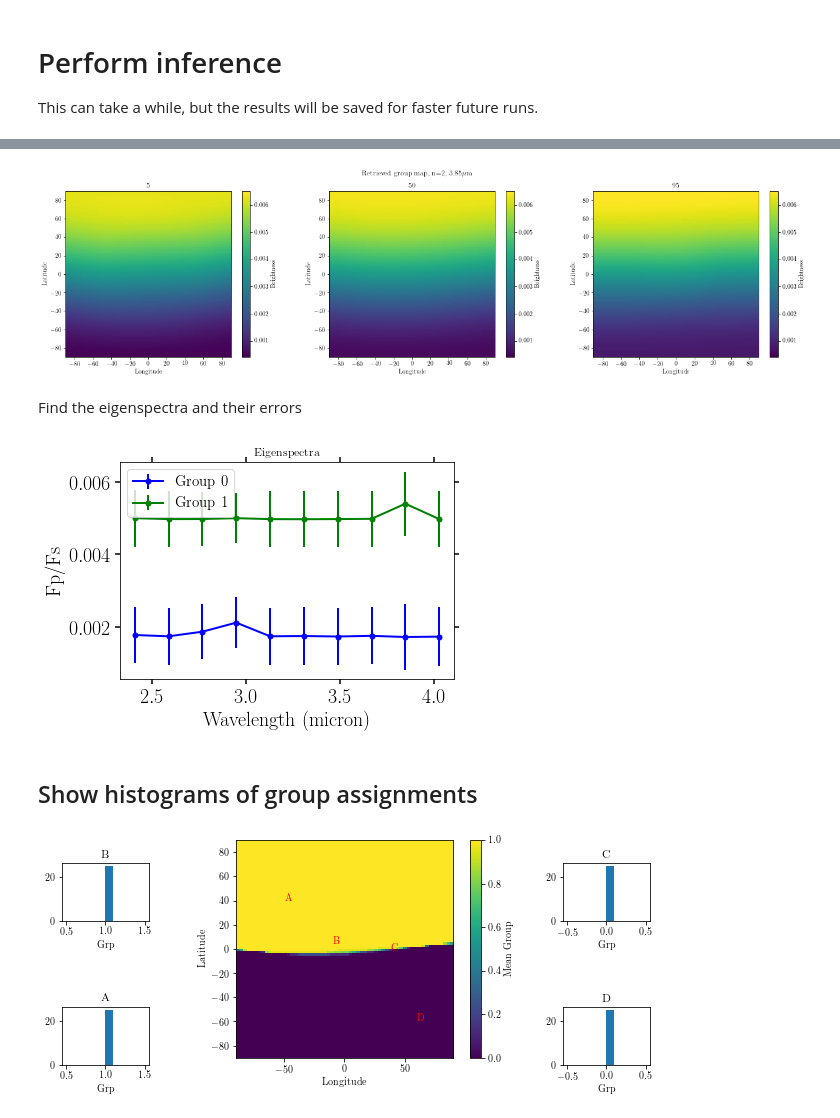
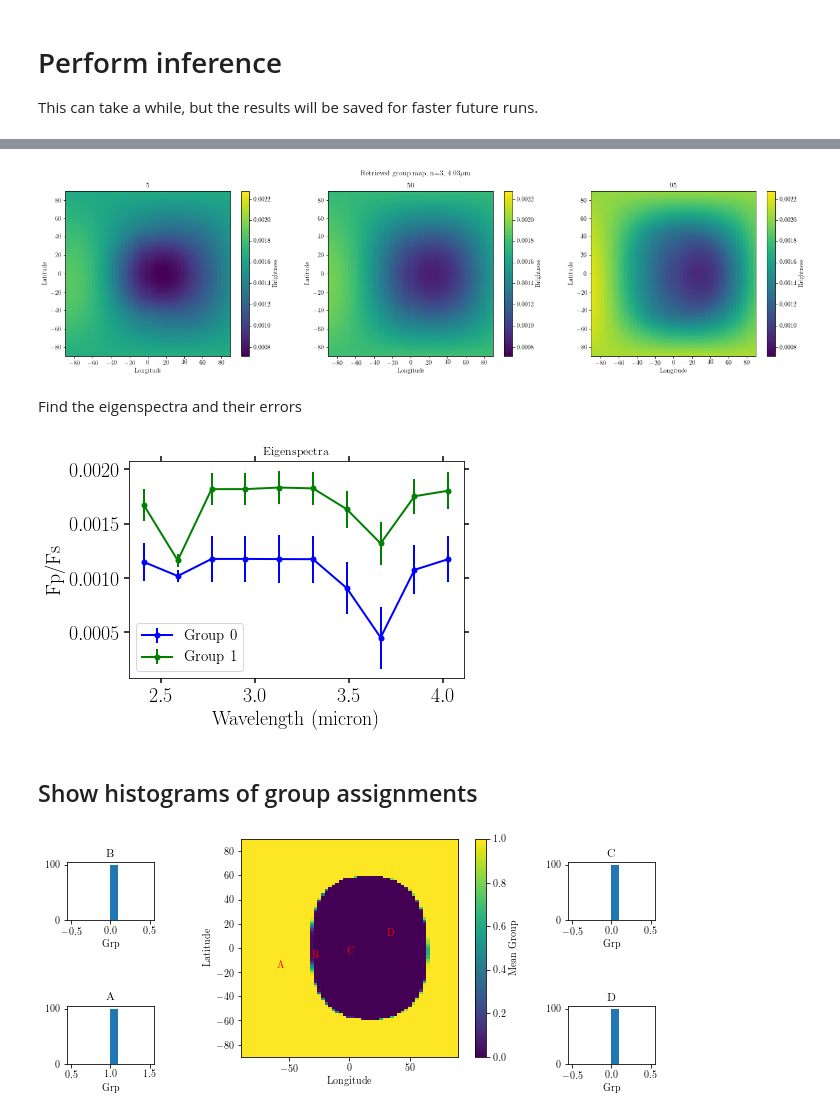
Before and after one commit to multidworlds/eigenspectra, a Jupyter notebook: master_clean.ipynb, the cells around one changed output, grey strips where cells are left out. Saved outputs shown, nothing was run; the diff lists cells and outputs as text; code cells hidden in the pictures.

```diff
--- a/master_clean.ipynb
+++ b/master_clean.ipynb
@@ -126,9 +114,9 @@ Running MCMC at 4.030000000000001 um
 # %%
 dataDir='data/sph_harmonic_coefficients_full_samples/'+model_name+'/'
-waves, lats, lons = plot_utils.get_map_and_plot(waveInd=8,degree=2,dataDir=dataDir,isspider=False)
+waves, lats, lons = plot_utils.get_map_and_plot(waveInd=9,degree=3,dataDir=dataDir,isspider=False,saveName='mystery1_eigen2')
 #FINDME: using a different waveInd will show maps at a different wavelength
 #using a different degree will show a fit with a different number of spherical harmonics
 #isspider=False uses Arthur's implementation of converting from lightcurves to maps (faster than the SPIDERMAN method and identical maps are produced)
 #The middle map (labeled 50th percentile map) shows the single best-fit map with the lowest chi-squared
 # %% [output]
-[figure, old version]
+[figure, new version]
@@ -145,20 +137,20 @@ eigenspectra_draws, kgroup_draws,uber_eigenlist, maps = plot_utils.find_groups(d
 # %% [markdown]
 Find the eigenspectra and their errors
 # %%
-kgroups = plot_utils.show_spectra_of_groups(eigenspectra_draws,kgroup_draws,uber_eigenlist,waves)
+kgroups = plot_utils.show_spectra_of_groups(eigenspectra_draws,kgroup_draws,uber_eigenlist,waves,degree=degree,saveName='mystery1_eigen2')
 # %% [output]
-[figure, old version]
+[figure, new version]
 # %% [markdown]
 ## Show histograms of group assignments
 # %%
-xLons= np.array([-50,-10,40,59]) * np.pi/180.
-xLats= np.array([40,5, 0,-59]) * np.pi/180.
+xLons= np.array([-60,-30,0,30]) * np.pi/180. #np.array([-50,-8,40,59])
+xLats= np.array([-18,-9,-4,10]) * np.pi/180. #np.array([40,-10, 0,-59])
 # xLons= np.array([-30]) * np.pi/180.
 # xLats= np.array([45]) * np.pi/180.
-saveName = 'plots/selected_group_histos_quad_model_5_eigencurves_deg_{}.pdf'.format(degree) #FINDME: change name to save under different filename
+saveName = 'plots/mystery1_eigen2_deg_{}_grp_{}.pdf'.format(degree,ngroups) #FINDME: change name to save under different filename
 eigenmaps.show_group_histos(kgroups,lons,lats,kgroup_draws,
                             xLons=xLons,xLats=xLats,
                             saveName=saveName)
 # %% [output]
-[figure, old version]
+[figure, new version]
 # %%
```
Also changed, not shown: parts of 5 cells of this notebook, 1 other file.
